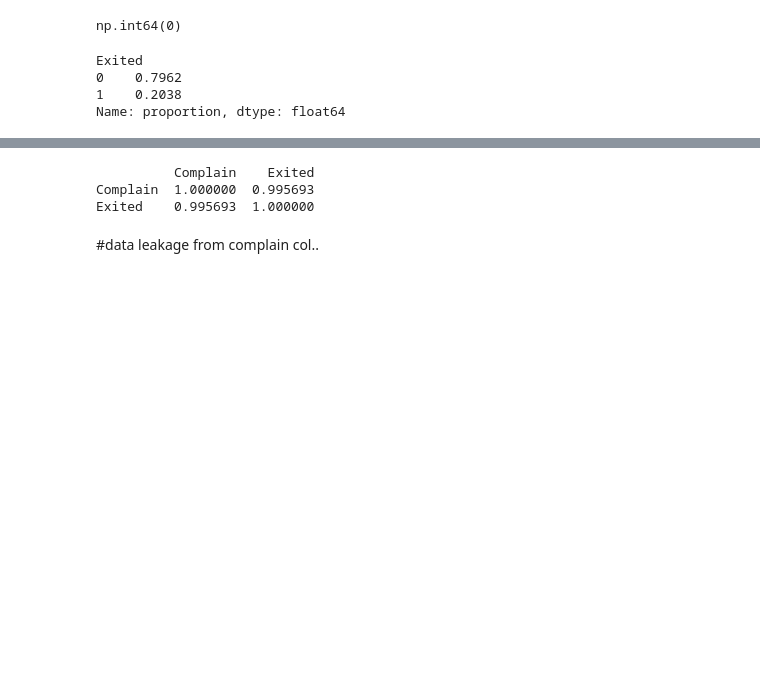
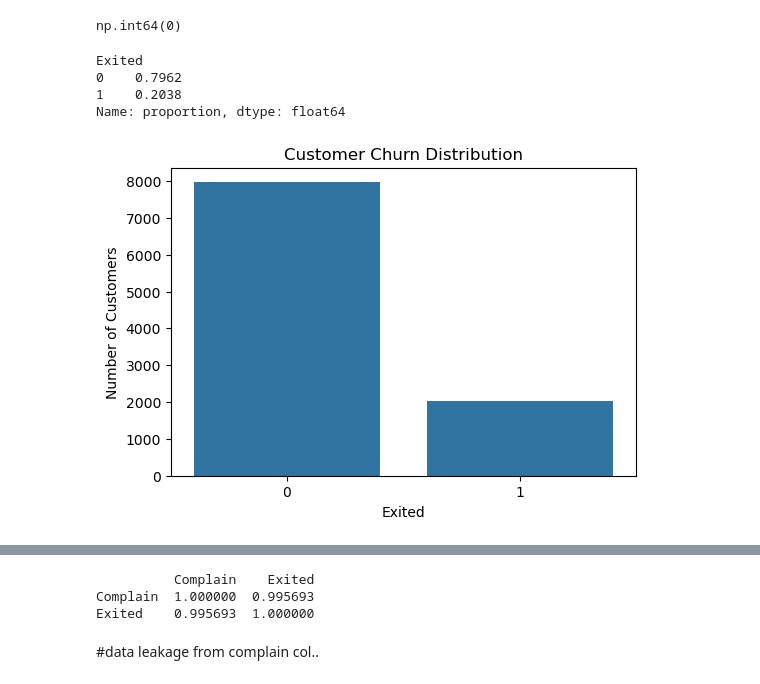
Before and after one commit to Masuha20/Customer-Churn-Prediction, a Jupyter notebook: notebooks/Customer_Churn_Model_Training.ipynb, the cells around one changed output, grey strips where cells are left out. Saved outputs shown, nothing was run; the diff lists cells and outputs as text; code cells hidden in the pictures; blank space fills up the shorter version.

```diff
--- a/notebooks/Customer_Churn_Model_Training.ipynb
+++ b/notebooks/Customer_Churn_Model_Training.ipynb
@@ -65,6 +65,25 @@ Exited
 0    0.7962
 1    0.2038
 Name: proportion, dtype: float64
+# %%
+import matplotlib.pyplot as plt
+import seaborn as sns
+
+plt.figure(figsize=(6,4))
+
+sns.countplot(x='Exited', data=df)
+
+plt.title("Customer Churn Distribution")
+plt.xlabel("Exited")
+plt.ylabel("Number of Customers")
+
+plt.savefig("../images/churn_distribution.png",
+            dpi=300,
+            bbox_inches="tight")
+
+plt.show()
+# %% [output]
+[figure, added]
 # %%
 df.select_dtypes(include=['number']).corr()
 # %% [output]
```
Also changed, not shown: parts of 18 cells of this notebook, 5 other files.
